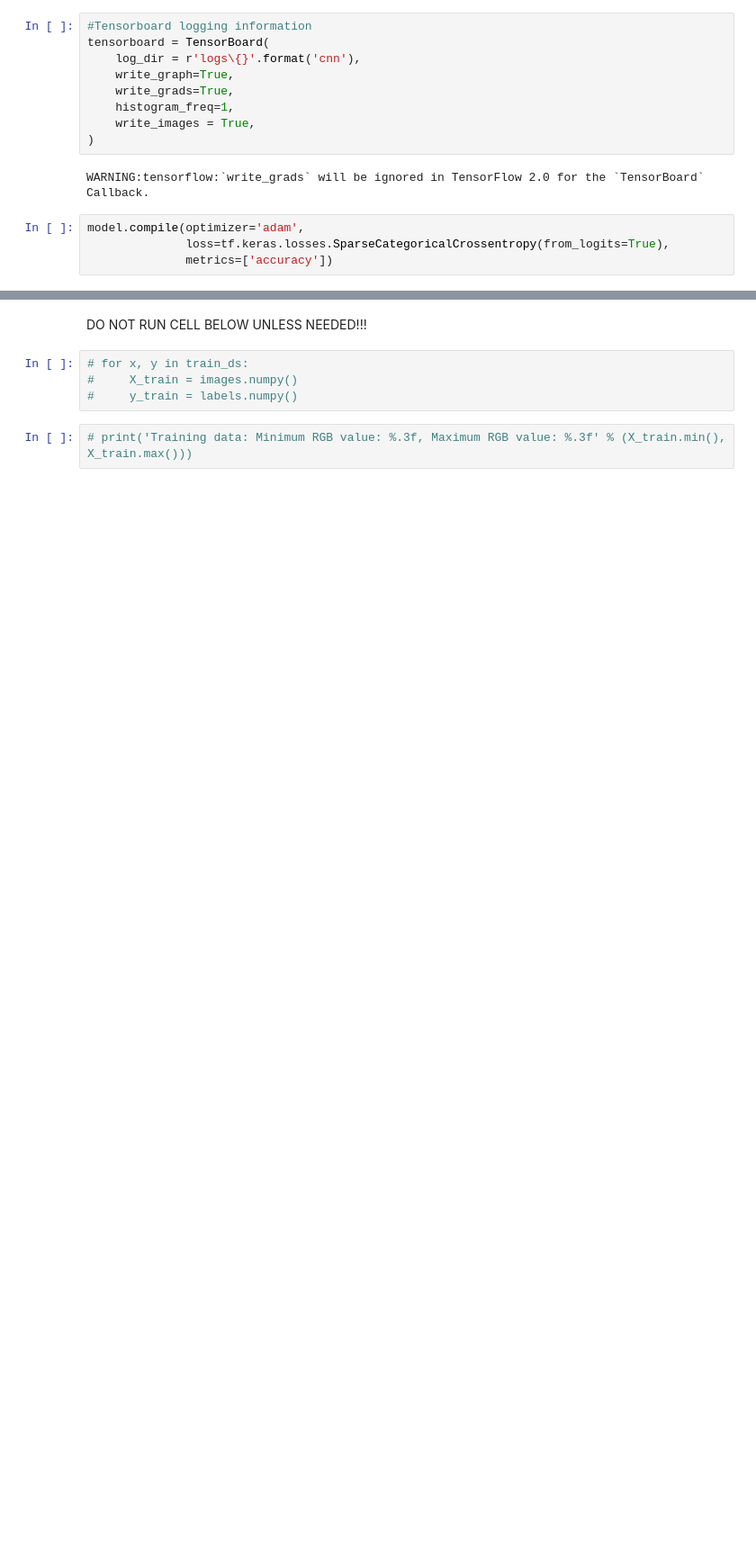
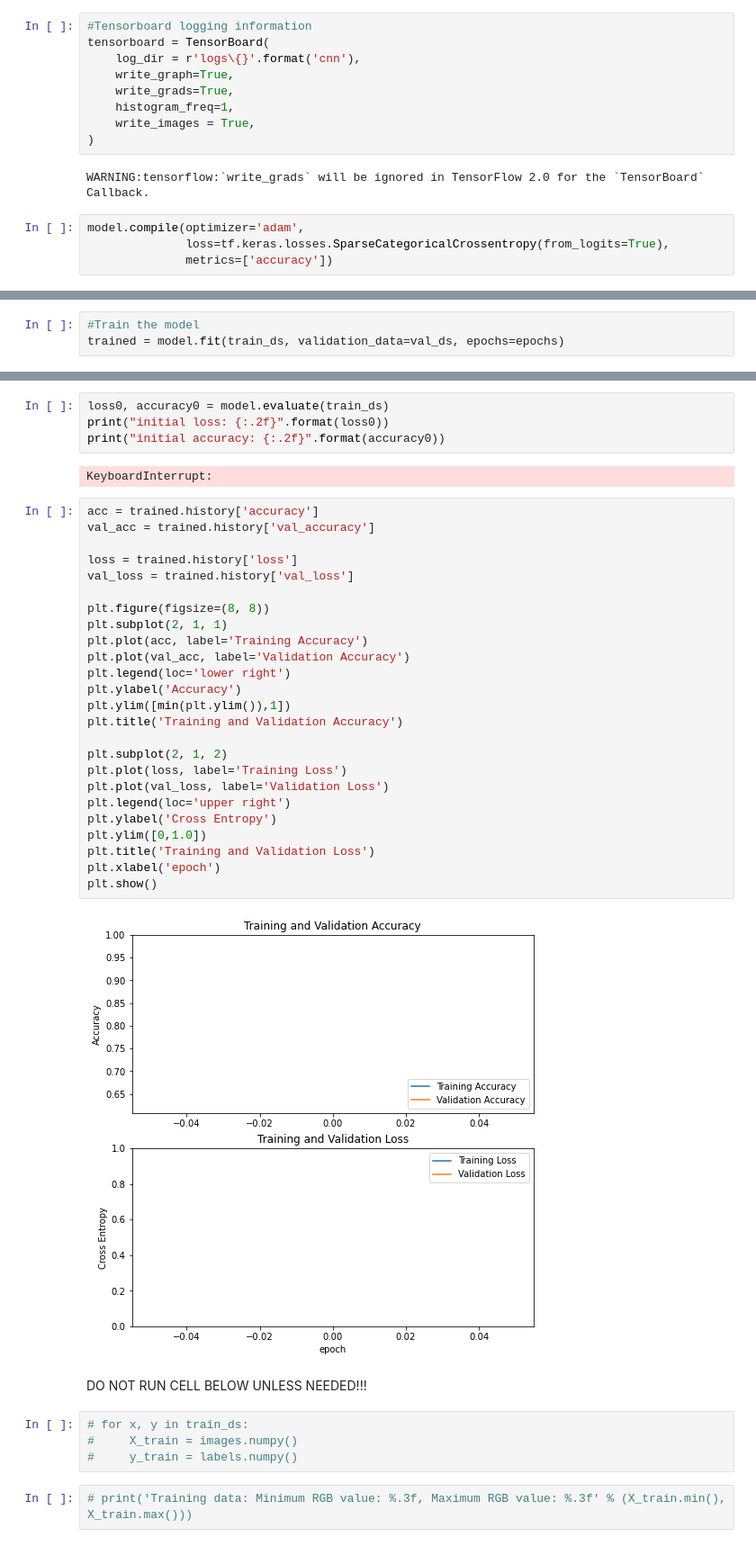
Before and after one commit to Bernold1/Gastrointestinal-Cancer-MSI-MSS-Prediction, a Jupyter notebook: slutprojek-tf.ipynb, the cells around one changed output, grey strips where cells are left out. Shown at 90% size. Saved outputs shown, nothing was run; the diff lists cells and outputs as text; blank space fills up the shorter version.

```diff
--- a/slutprojek-tf.ipynb
+++ b/slutprojek-tf.ipynb
@@ -345,0 +363,3 @@ ValueError: in user code:
+# %%
+#Train the model
+trained = model.fit(train_ds, validation_data=val_ds, epochs=epochs)
@@ -346,3 +368,36 @@ ValueError: in user code:
+# %%
+loss0, accuracy0 = model.evaluate(train_ds)
+print("initial loss: {:.2f}".format(loss0))
+print("initial accuracy: {:.2f}".format(accuracy0))
+# %% [output]
+KeyboardInterrupt:
+# %%
+acc = trained.history['accuracy']
+val_acc = trained.history['val_accuracy']
+
+loss = trained.history['loss']
+val_loss = trained.history['val_loss']
+
+plt.figure(figsize=(8, 8))
+plt.subplot(2, 1, 1)
+plt.plot(acc, label='Training Accuracy')
+plt.plot(val_acc, label='Validation Accuracy')
+plt.legend(loc='lower right')
+plt.ylabel('Accuracy')
+plt.ylim([min(plt.ylim()),1])
+plt.title('Training and Validation Accuracy')
+
+plt.subplot(2, 1, 2)
+plt.plot(loss, label='Training Loss')
+plt.plot(val_loss, label='Validation Loss')
+plt.legend(loc='upper right')
+plt.ylabel('Cross Entropy')
+plt.ylim([0,1.0])
+plt.title('Training and Validation Loss')
+plt.xlabel('epoch')
+plt.show()
+# %% [output]
+[figure, added]
 # %% [markdown]
 DO NOT RUN CELL BELOW UNLESS NEEDED!!!
 # %%
```
Also changed, not shown: parts of 26 cells of this notebook.
